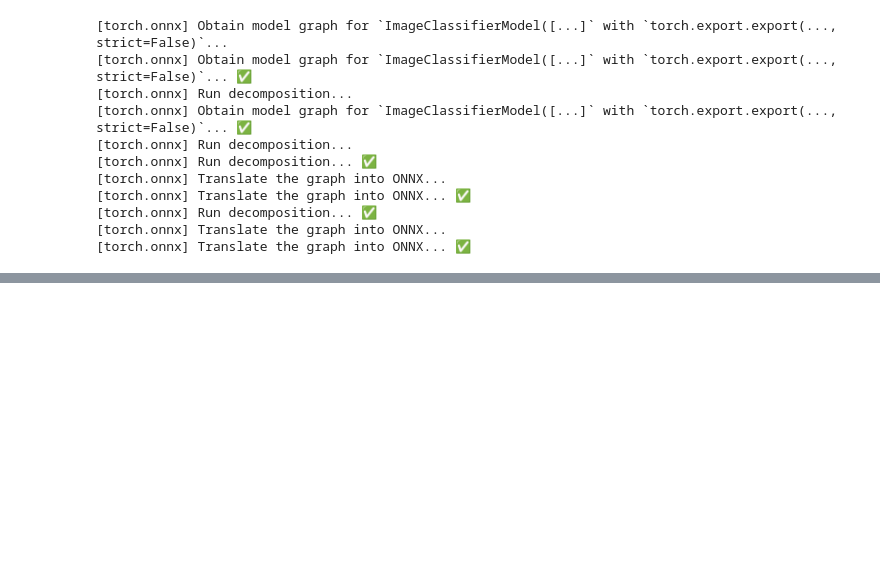
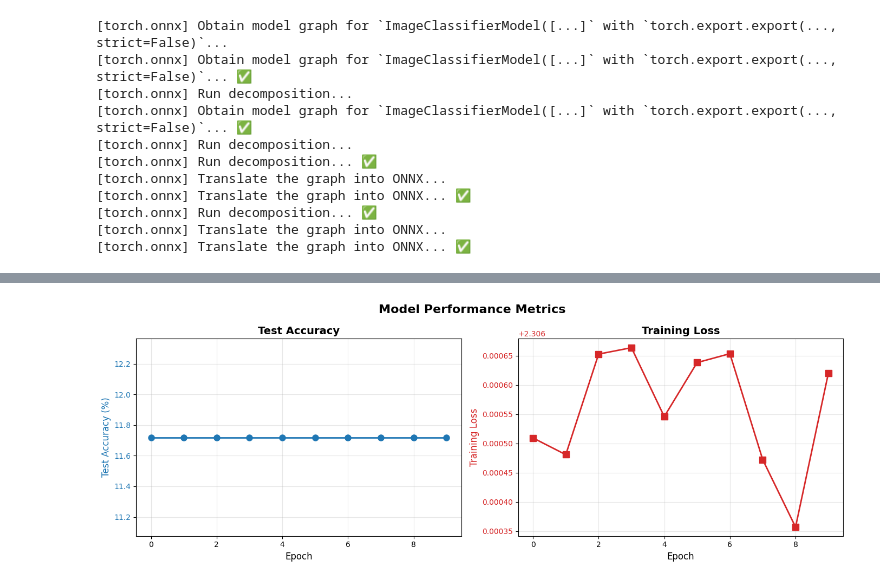
Before and after one commit to Dutofa-7/IA-Analyse-predictive, a Jupyter notebook: temp.ipynb, the cells around one changed output, grey strips where cells are left out. Cells and saved outputs as stored; diff of their text form; code cells hidden in the pictures; blank space fills up the shorter version.

```diff
--- a/temp.ipynb
+++ b/temp.ipynb
@@ -322,0 +336,34 @@ onnx.checker.check_model(onnx_model)
+# %%
+from tensorboard.backend.event_processing import event_accumulator
+import os
+
+event_path = 'runs/mnist_training'
+ea = event_accumulator.EventAccumulator(event_path)
+ea.Reload()
+
+train_losses = [scalar.value for scalar in ea.Scalars('Loss/train_epoch')]
+test_accuracies = [scalar.value for scalar in ea.Scalars('Accuracy/test')]
+
+epochs = list(range(len(train_losses)))
+
+fig, (ax1, ax2) = plt.subplots(1, 2, figsize=(14, 5))
+
+ax1.plot(epochs, test_accuracies, color='tab:blue', marker='o', linewidth=2, markersize=8)
+ax1.set_xlabel('Epoch', fontsize=12)
+ax1.set_ylabel('Test Accuracy (%)', color='tab:blue', fontsize=12)
+ax1.tick_params(axis='y', labelcolor='tab:blue')
+ax1.grid(True, alpha=0.3)
+ax1.set_title('Test Accuracy', fontsize=14, fontweight='bold')
+
+ax2.plot(epochs, train_losses, color='tab:red', marker='s', linewidth=2, markersize=8)
+ax2.set_xlabel('Epoch', fontsize=12)
+ax2.set_ylabel('Training Loss', color='tab:red', fontsize=12)
+ax2.tick_params(axis='y', labelcolor='tab:red')
+ax2.grid(True, alpha=0.3)
+ax2.set_title('Training Loss', fontsize=14, fontweight='bold')
+
+fig.suptitle('Model Performance Metrics', fontsize=16, fontweight='bold')
+fig.tight_layout()
+plt.show()
+# %% [output]
+[figure, added]
```
Also changed, not shown: parts of 20 cells of this notebook, 4 other files.
